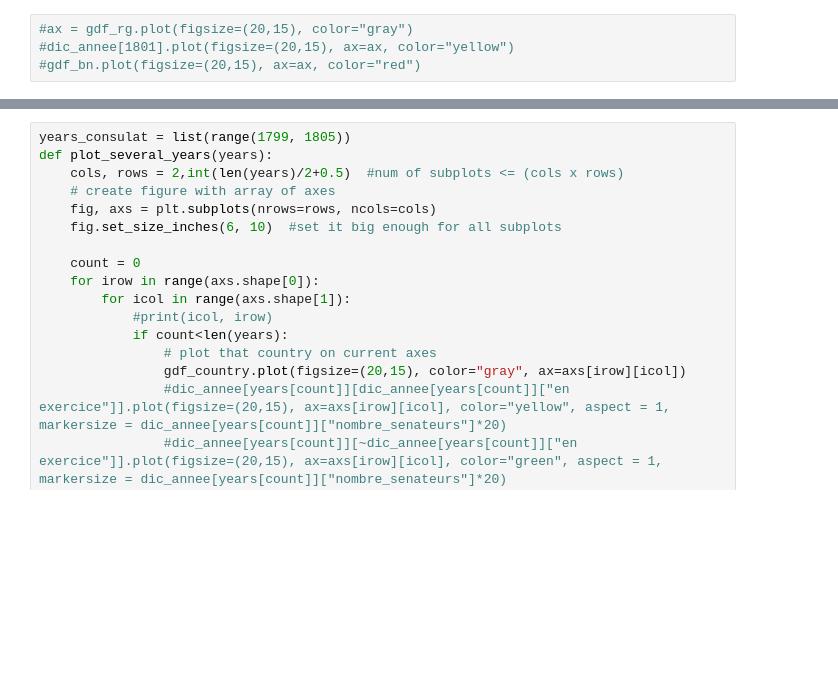
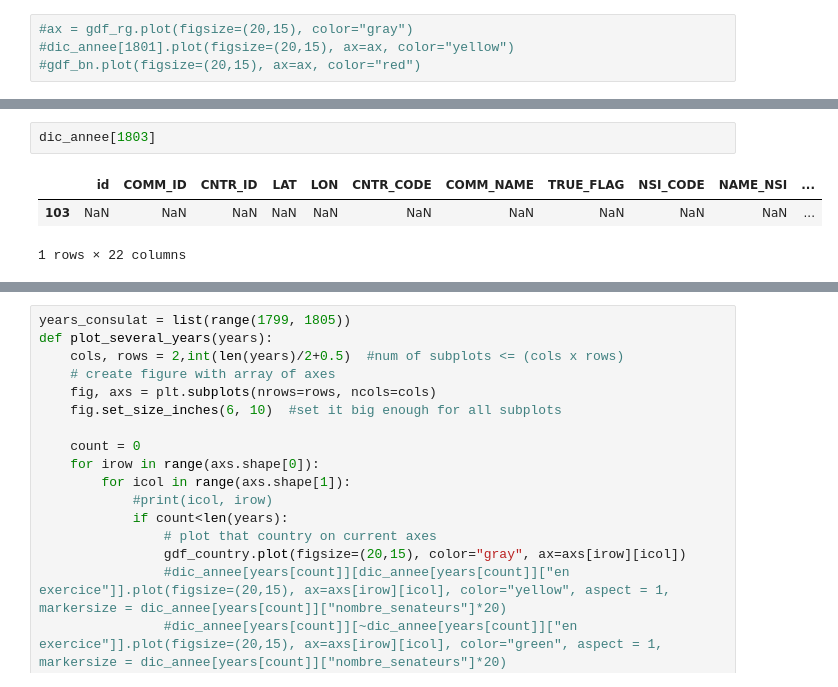
Before and after one commit to dusylvain/Senateur_map, a Jupyter notebook: Carte.ipynb, the cells around one changed output, grey strips where cells are left out. Saved outputs shown, nothing was run; the diff lists cells and outputs as text; blank space fills up the shorter version.

```diff
--- a/Carte.ipynb
+++ b/Carte.ipynb
@@ -102,0 +221,6 @@ dic_annee[1805]
+# %%
+dic_annee[1803]
+# %% [output]
+|  | id | COMM_ID | CNTR_ID | LAT | LON | CNTR_CODE | COMM_NAME | TRUE_FLAG | NSI_CODE | NAME_NSI | ... |
+| 103 | NaN | NaN | NaN | NaN | NaN | NaN | NaN | NaN | NaN | NaN | ... |
+1 rows × 22 columns
```
Also changed, not shown: parts of 28 cells of this notebook, 1 other file.
